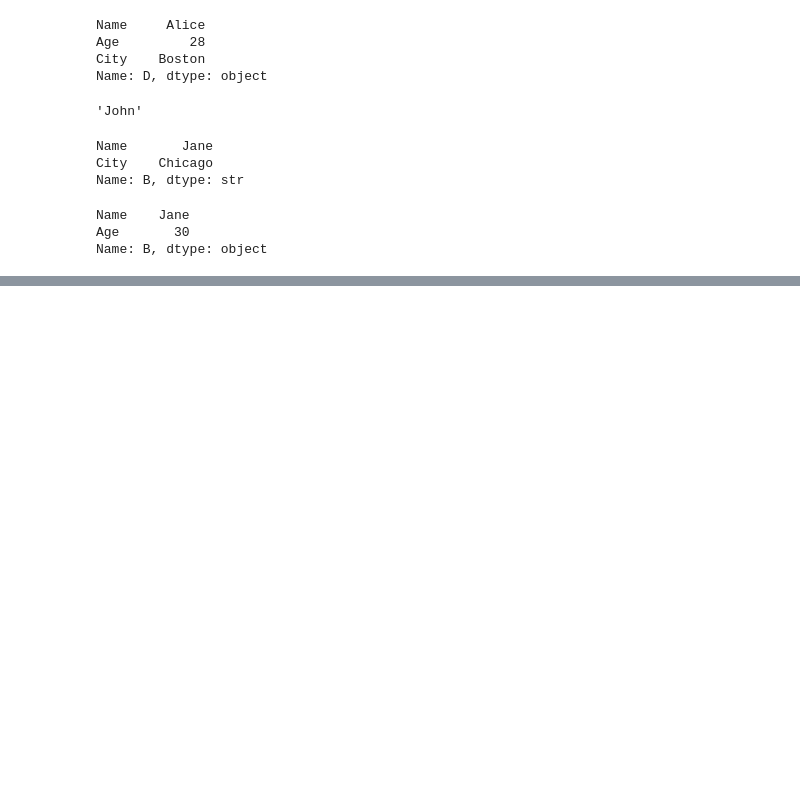
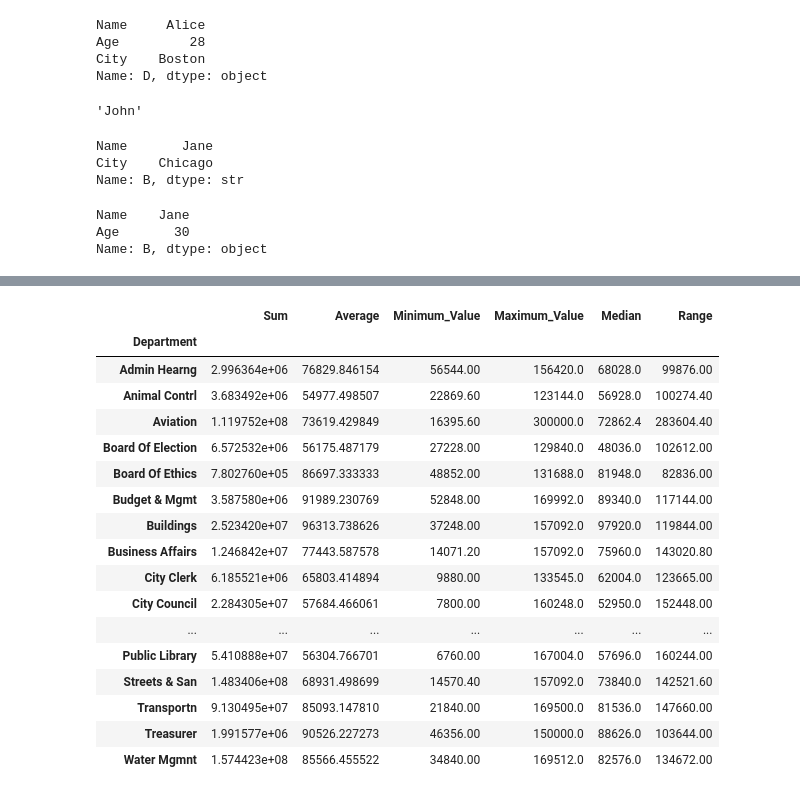
Before and after one commit to sthasarita/Pandas, a Jupyter notebook: Untitled5.ipynb, the cells around one changed output, grey strips where cells are left out. Cells and saved outputs as stored; diff of their text form; code cells hidden in the pictures; blank space fills up the shorter version.

```diff
--- a/Untitled5.ipynb
+++ b/Untitled5.ipynb
@@ -1302,0 +1565,28 @@ Name: B, dtype: object
+# %%
+ch.groupby("Department")["Salary"].agg([
+    ("Sum", "sum"),
+    ("Average", lambda x : x.sum()/x.count()),
+    ("Minimum_Value", "min"),
+    ("Maximum_Value", "max"),
+    ("Median", "median"),
+    ("Range" , lambda x: x.max() - x.min())
+])
+# %% [output]
+|  | Sum | Average | Minimum_Value | Maximum_Value | Median | Range |
+| Department |  |  |  |  |  |  |
+| Admin Hearng | 2.996364e+06 | 76829.846154 | 56544.00 | 156420.0 | 68028.0 | 99876.00 |
+| Animal Contrl | 3.683492e+06 | 54977.498507 | 22869.60 | 123144.0 | 56928.0 | 100274.40 |
+| Aviation | 1.119752e+08 | 73619.429849 | 16395.60 | 300000.0 | 72862.4 | 283604.40 |
+| Board Of Election | 6.572532e+06 | 56175.487179 | 27228.00 | 129840.0 | 48036.0 | 102612.00 |
+| Board Of Ethics | 7.802760e+05 | 86697.333333 | 48852.00 | 131688.0 | 81948.0 | 82836.00 |
+| Budget & Mgmt | 3.587580e+06 | 91989.230769 | 52848.00 | 169992.0 | 89340.0 | 117144.00 |
+| Buildings | 2.523420e+07 | 96313.738626 | 37248.00 | 157092.0 | 97920.0 | 119844.00 |
+| Business Affairs | 1.246842e+07 | 77443.587578 | 14071.20 | 157092.0 | 75960.0 | 143020.80 |
+| City Clerk | 6.185521e+06 | 65803.414894 | 9880.00 | 133545.0 | 62004.0 | 123665.00 |
+| City Council | 2.284305e+07 | 57684.466061 | 7800.00 | 160248.0 | 52950.0 | 152448.00 |
+| ... | ... | ... | ... | ... | ... | ... |
+| Public Library | 5.410888e+07 | 56304.766701 | 6760.00 | 167004.0 | 57696.0 | 160244.00 |
+| Streets & San | 1.483406e+08 | 68931.498699 | 14570.40 | 157092.0 | 73840.0 | 142521.60 |
+| Transportn | 9.130495e+07 | 85093.147810 | 21840.00 | 169500.0 | 81536.0 | 147660.00 |
+| Treasurer | 1.991577e+06 | 90526.227273 | 46356.00 | 150000.0 | 88626.0 | 103644.00 |
+| Water Mgmnt | 1.574423e+08 | 85566.455522 | 34840.00 | 169512.0 | 82576.0 | 134672.00 |
```
Also changed, not shown: parts of 51 cells of this notebook.
